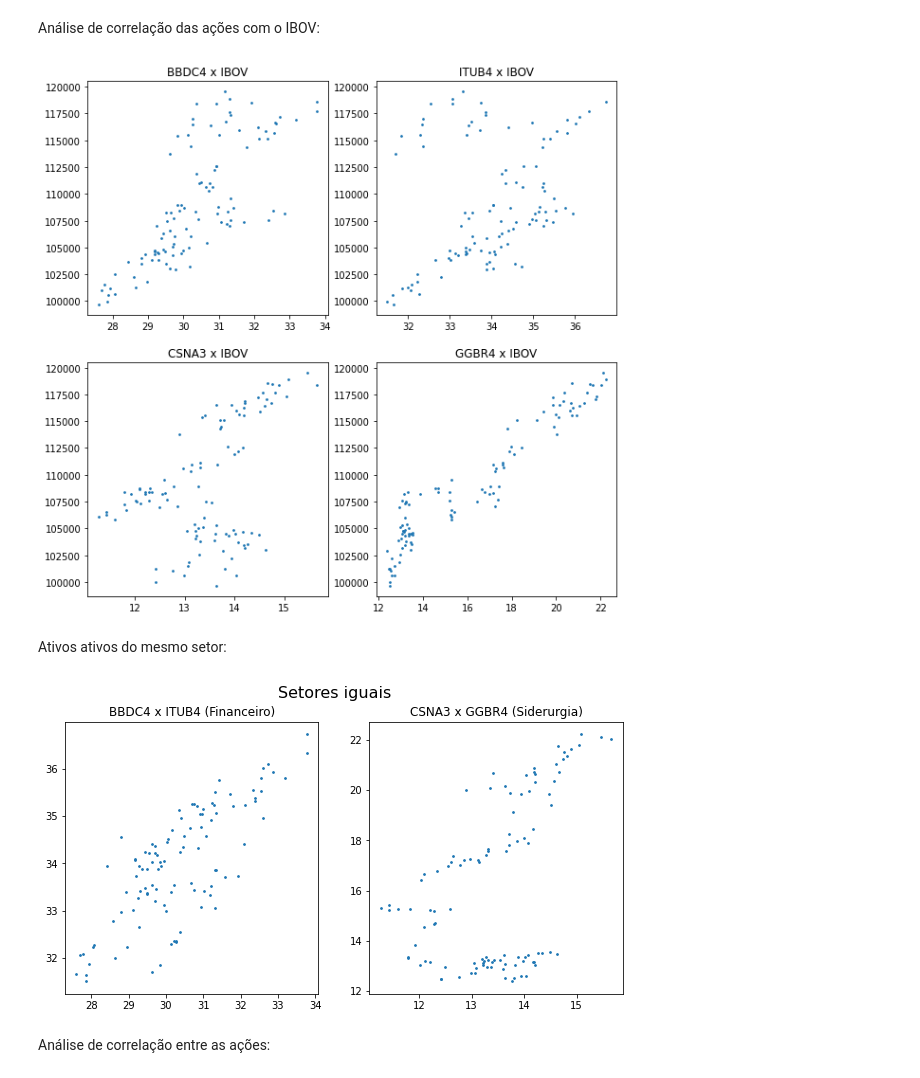
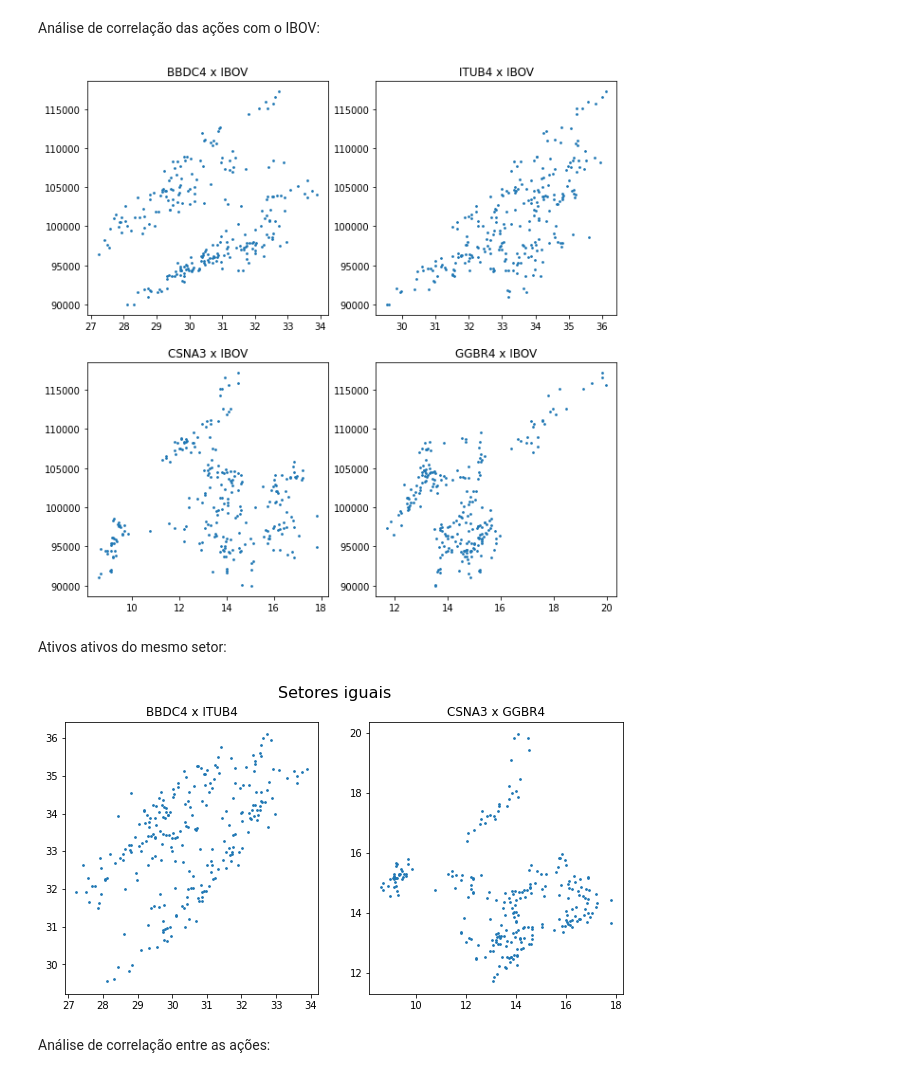
Before and after one commit to cleitonmoya/MAE001_Trabalho2, a Jupyter notebook: Trabalho2.ipynb, the cells around one changed output. Drawn from its saved outputs; the diff is of its cells as text; code cells hidden in the pictures.

```diff
--- a/Trabalho2.ipynb
+++ b/Trabalho2.ipynb
@@ -17,11 +25,4 @@ Alunos:
 # %%
-import numpy as np
-import pandas as pd
-import matplotlib.pyplot as plt
-import seaborn as sns
-np.set_printoptions(precision=2)
-pd.options.display.float_format = '{:.2f}'.format
-
 # Séries financeiras
 dir = 'https://raw.githubusercontent.com/cleitonmoya/MAE001_Trabalho2/main/series/'
 series = ['IBOV', 'BBDC4', 'ITUB4', 'CSNA3', 'GGBR4', 'B3SA3',
@@ -39,6 +40,6 @@ for _,ativo in enumerate(series):
 
 # Ordena o dataframe por data crescente (a fim de permitir correta localização)
 df.sort_index(inplace=True)
-df = df.loc['2019-09-01':'2020-01-31'] # período analisado
+df = df.loc['2019-01-01':'2019-12-31'] # período analisado
 # %% [markdown]
 Visualização das séries importadas:
@@ -87,20 +89,20 @@ axs[1,1].set_title('GGBR4 x IBOV')
 axs[1,1].scatter(df.GGBR4, df.IBOV, s=3)
 plt.show()
 # %% [output]
-[figure, old version]
+[figure, new version]
 # %% [markdown]
 Ativos ativos do mesmo setor:
 # %%
 fig, axs = plt.subplots(1, 2, figsize=(10,5))
 fig.suptitle('Setores iguais', fontsize=16)
-axs[0].set_title('BBDC4 x ITUB4 (Financeiro)')
+axs[0].set_title('BBDC4 x ITUB4')
 axs[0].scatter(df.BBDC4, df.ITUB4, s=3)
 
-axs[1].set_title('CSNA3 x GGBR4 (Siderurgia)')
+axs[1].set_title('CSNA3 x GGBR4')
 axs[1].scatter(df.CSNA3, df.GGBR4, s=3)
 plt.show()
 # %% [output]
-[figure, old version]
+[figure, new version]
 # %% [markdown]
 Análise de correlação entre as ações:
 # %%
```
Also changed, not shown: parts of 19 cells of this notebook.
